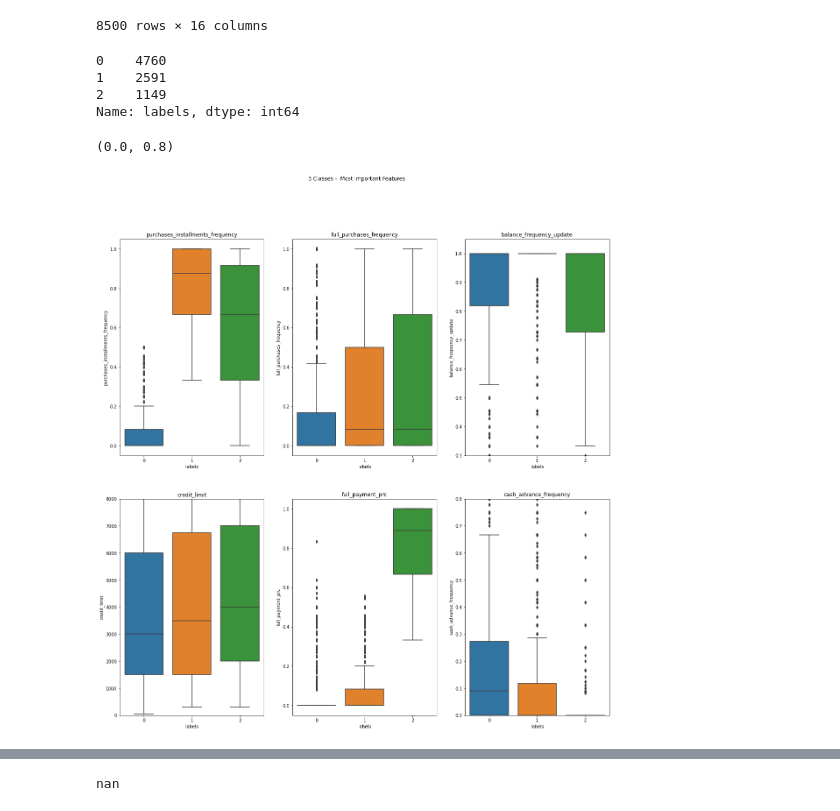
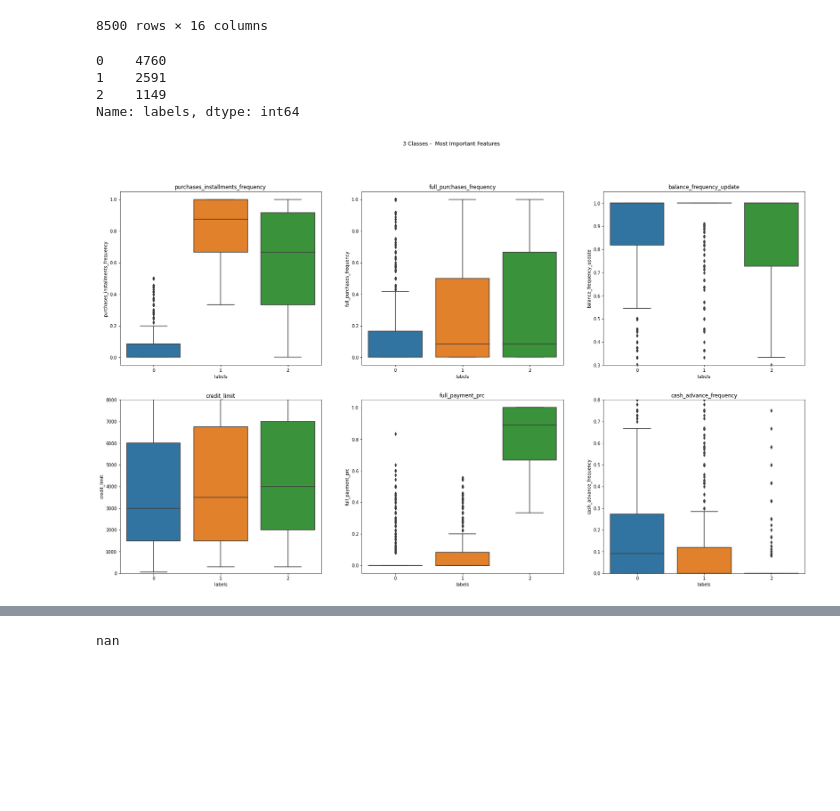
Before and after one commit to ansamz/Customer-Segmentation, a Jupyter notebook: notebooks/OH_CreditCard.ipynb, the cells around one changed output, grey strips where cells are left out. Saved outputs shown, nothing was run; the diff lists cells and outputs as text; code cells hidden in the pictures; blank space fills up the shorter version.

```diff
--- a/notebooks/OH_CreditCard.ipynb
+++ b/notebooks/OH_CreditCard.ipynb
@@ -915,41 +915,41 @@ labels = model.fit_predict(X)
 df_credit_limit["labels"] = labels
 print(df_credit_limit.labels.value_counts())
 
-fig, axes = plt.subplots(2, 3, figsize=(20, 20), sharey=False)
+fig, axes = plt.subplots(2, 3, figsize=(28, 16), sharey=False)
 fig.suptitle("3 Classes -  Most Important Features")
 sns.boxplot(
     ax=axes[0, 0],
     data=df_credit_limit,
     x="labels",
     y="purchases_installments_frequency",
 )
 axes[0, 0].set_title("purchases_installments_frequency")
 sns.boxplot(
     ax=axes[0, 1], data=df_credit_limit, x="labels", y="full_purchases_frequency"
 )
 axes[0, 1].set_title("full_purchases_frequency")
 sns.boxplot(
     ax=axes[0, 2], data=df_credit_limit, x="labels", y="balance_frequency_update"
 )
 axes[0, 2].set_ylim(
     0.3,
 )
 axes[0, 2].set_title("balance_frequency_update")
 sns.boxplot(ax=axes[1, 0], data=df_credit_limit, x="labels", y="credit_limit")
 axes[1, 0].set_title("credit_limit")
 axes[1, 0].set_ylim(0, 8000)
 sns.boxplot(ax=axes[1, 1], data=df_credit_limit, x="labels", y="full_payment_prc")
 axes[1, 1].set_title("full_payment_prc")
 sns.boxplot(ax=axes[1, 2], data=df_credit_limit, x="labels", y="cash_advance_frequency")
 axes[1, 2].set_title("cash_advance_frequency")
 axes[1, 2].set_ylim(0, 0.8)
+plt.savefig("boxplots.png")
 # %% [output]
 0    4760
 1    2591
 2    1149
 Name: labels, dtype: int64
-(0.0, 0.8)
-[figure, old version]
+[figure, new version]
 # %%
 df_credit_limit.apply(np.perc)
 # %% [output]
```
Also changed, not shown: parts of 1 cell of this notebook, 1 other file.
